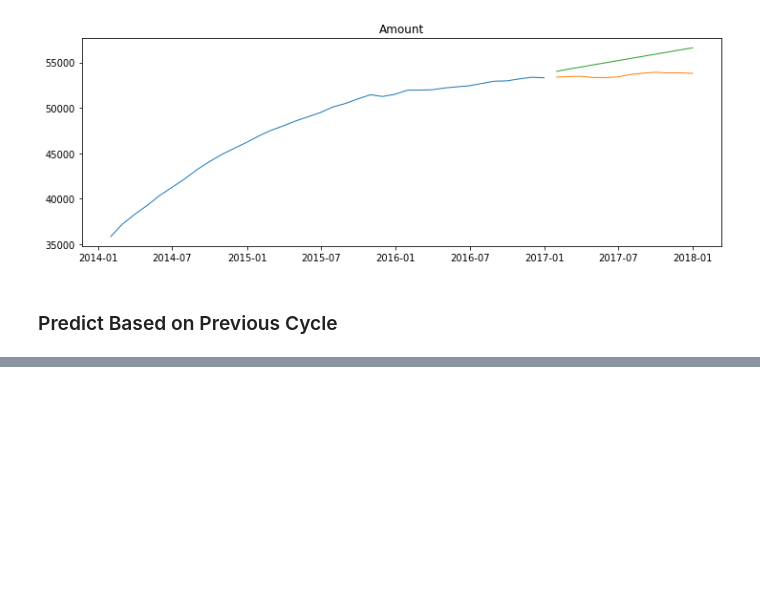
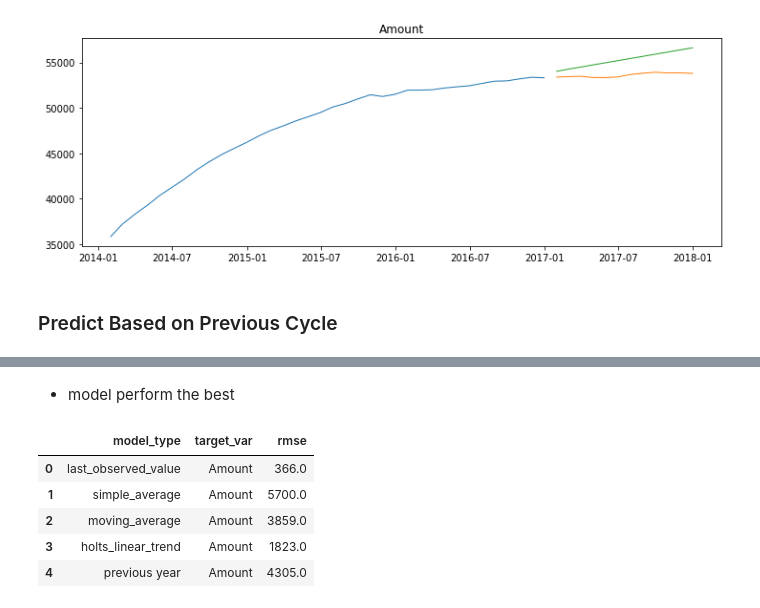
Before and after one commit to sunwenliang14/ds-methodologies-exercises, a Jupyter notebook: time_series/modeling_exercise.ipynb, the cells around one changed output, grey strips where cells are left out. Saved outputs shown, nothing was run; the diff lists cells and outputs as text; code cells hidden in the pictures; blank space fills up the shorter version.

```diff
--- a/time_series/modeling_exercise.ipynb
+++ b/time_series/modeling_exercise.ipynb
@@ -284,0 +329,11 @@ yhat_df.index = pd.date_range('2016-04-20', periods=len(yhat_df))
+# %% [markdown]
+- model perform the best
+# %%
+eval_df.head()
+# %% [output]
+|  | model_type | target_var | rmse |
+| 0 | last_observed_value | Amount | 366.0 |
+| 1 | simple_average | Amount | 5700.0 |
+| 2 | moving_average | Amount | 3859.0 |
+| 3 | holts_linear_trend | Amount | 1823.0 |
+| 4 | previous year | Amount | 4305.0 |
```
Also changed, not shown: parts of 14 cells of this notebook.
